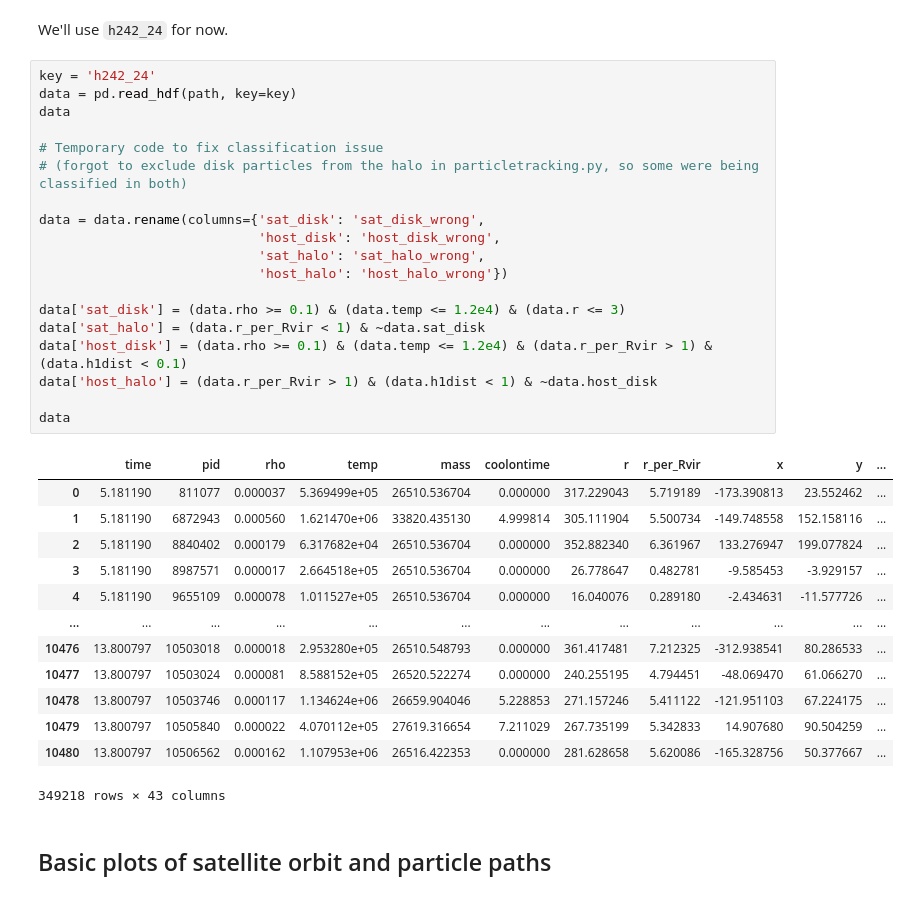
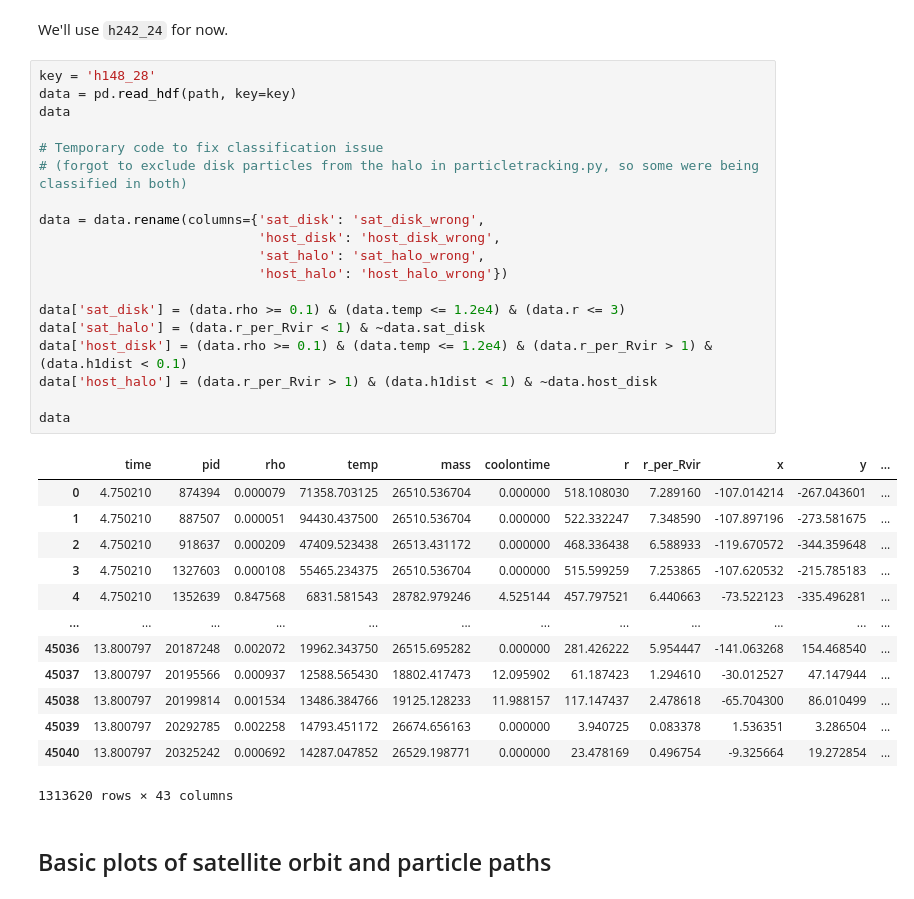
Before and after one commit to hollisakins/Justice_League_Code, a Jupyter notebook: Analysis/RamPressure/ParticleTrackingPlots.ipynb, the cells around one changed output. Saved outputs shown, nothing was run; the diff lists cells and outputs as text.

```diff
--- a/Analysis/RamPressure/ParticleTrackingPlots.ipynb
+++ b/Analysis/RamPressure/ParticleTrackingPlots.ipynb
@@ -37,38 +37,38 @@ Available keys: /h148_13 /h148_28 /h148_37 /h148_68 /h229_20 /h229_22 /h242_24 /
 # %% [markdown]
 We'll use `h242_24` for now.
 # %%
-key = 'h242_24'
+key = 'h148_28'
 data = pd.read_hdf(path, key=key)
 data
 
 # Temporary code to fix classification issue
 # (forgot to exclude disk particles from the halo in particletracking.py, so some were being classified in both)
 
 data = data.rename(columns={'sat_disk': 'sat_disk_wrong',
                             'host_disk': 'host_disk_wrong',
                             'sat_halo': 'sat_halo_wrong',
                             'host_halo': 'host_halo_wrong'})
 
 data['sat_disk'] = (data.rho >= 0.1) & (data.temp <= 1.2e4) & (data.r <= 3)
 data['sat_halo'] = (data.r_per_Rvir < 1) & ~data.sat_disk
 data['host_disk'] = (data.rho >= 0.1) & (data.temp <= 1.2e4) & (data.r_per_Rvir > 1) & (data.h1dist < 0.1)
 data['host_halo'] = (data.r_per_Rvir > 1) & (data.h1dist < 1) & ~data.host_disk
 
 data
 # %% [output]
 |  | time | pid | rho | temp | mass | coolontime | r | r_per_Rvir | x | y | ... |
-| 0 | 5.181190 | 811077 | 0.000037 | 5.369499e+05 | 26510.536704 | 0.000000 | 317.229043 | 5.719189 | -173.390813 | 23.552462 | ... |
-| 1 | 5.181190 | 6872943 | 0.000560 | 1.621470e+06 | 33820.435130 | 4.999814 | 305.111904 | 5.500734 | -149.748558 | 152.158116 | ... |
-| 2 | 5.181190 | 8840402 | 0.000179 | 6.317682e+04 | 26510.536704 | 0.000000 | 352.882340 | 6.361967 | 133.276947 | 199.077824 | ... |
-| 3 | 5.181190 | 8987571 | 0.000017 | 2.664518e+05 | 26510.536704 | 0.000000 | 26.778647 | 0.482781 | -9.585453 | -3.929157 | ... |
-| 4 | 5.181190 | 9655109 | 0.000078 | 1.011527e+05 | 26510.536704 | 0.000000 | 16.040076 | 0.289180 | -2.434631 | -11.577726 | ... |
+| 0 | 4.750210 | 874394 | 0.000079 | 71358.703125 | 26510.536704 | 0.000000 | 518.108030 | 7.289160 | -107.014214 | -267.043601 | ... |
+| 1 | 4.750210 | 887507 | 0.000051 | 94430.437500 | 26510.536704 | 0.000000 | 522.332247 | 7.348590 | -107.897196 | -273.581675 | ... |
+| 2 | 4.750210 | 918637 | 0.000209 | 47409.523438 | 26513.431172 | 0.000000 | 468.336438 | 6.588933 | -119.670572 | -344.359648 | ... |
+| 3 | 4.750210 | 1327603 | 0.000108 | 55465.234375 | 26510.536704 | 0.000000 | 515.599259 | 7.253865 | -107.620532 | -215.785183 | ... |
+| 4 | 4.750210 | 1352639 | 0.847568 | 6831.581543 | 28782.979246 | 4.525144 | 457.797521 | 6.440663 | -73.522123 | -335.496281 | ... |
 | ... | ... | ... | ... | ... | ... | ... | ... | ... | ... | ... | ... |
-| 10476 | 13.800797 | 10503018 | 0.000018 | 2.953280e+05 | 26510.548793 | 0.000000 | 361.417481 | 7.212325 | -312.938541 | 80.286533 | ... |
-| 10477 | 13.800797 | 10503024 | 0.000081 | 8.588152e+05 | 26520.522274 | 0.000000 | 240.255195 | 4.794451 | -48.069470 | 61.066270 | ... |
-| 10478 | 13.800797 | 10503746 | 0.000117 | 1.134624e+06 | 26659.904046 | 5.228853 | 271.157246 | 5.411122 | -121.951103 | 67.224175 | ... |
-| 10479 | 13.800797 | 10505840 | 0.000022 | 4.070112e+05 | 27619.316654 | 7.211029 | 267.735199 | 5.342833 | 14.907680 | 90.504259 | ... |
-| 10480 | 13.800797 | 10506562 | 0.000162 | 1.107953e+06 | 26516.422353 | 0.000000 | 281.628658 | 5.620086 | -165.328756 | 50.377667 | ... |
+| 45036 | 13.800797 | 20187248 | 0.002072 | 19962.343750 | 26515.695282 | 0.000000 | 281.426222 | 5.954447 | -141.063268 | 154.468540 | ... |
+| 45037 | 13.800797 | 20195566 | 0.000937 | 12588.565430 | 18802.417473 | 12.095902 | 61.187423 | 1.294610 | -30.012527 | 47.147944 | ... |
+| 45038 | 13.800797 | 20199814 | 0.001534 | 13486.384766 | 19125.128233 | 11.988157 | 117.147437 | 2.478618 | -65.704300 | 86.010499 | ... |
+| 45039 | 13.800797 | 20292785 | 0.002258 | 14793.451172 | 26674.656163 | 0.000000 | 3.940725 | 0.083378 | 1.536351 | 3.286504 | ... |
+| 45040 | 13.800797 | 20325242 | 0.000692 | 14287.047852 | 26529.198771 | 0.000000 | 23.478169 | 0.496754 | -9.325664 | 19.272854 | ... |
-349218 rows × 43 columns
+1313620 rows × 43 columns
 # %% [markdown]
 ## Basic plots of satellite orbit and particle paths
 # %% [markdown]
```
Also changed, not shown: parts of 3 cells of this notebook, 3 other files.
